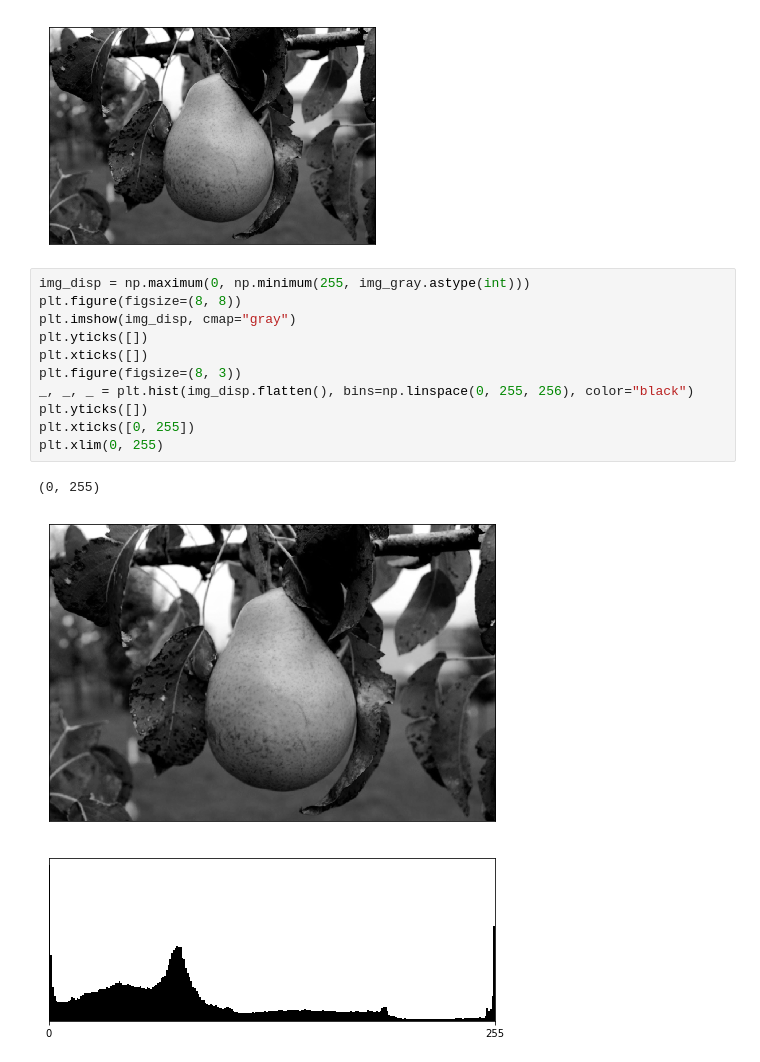
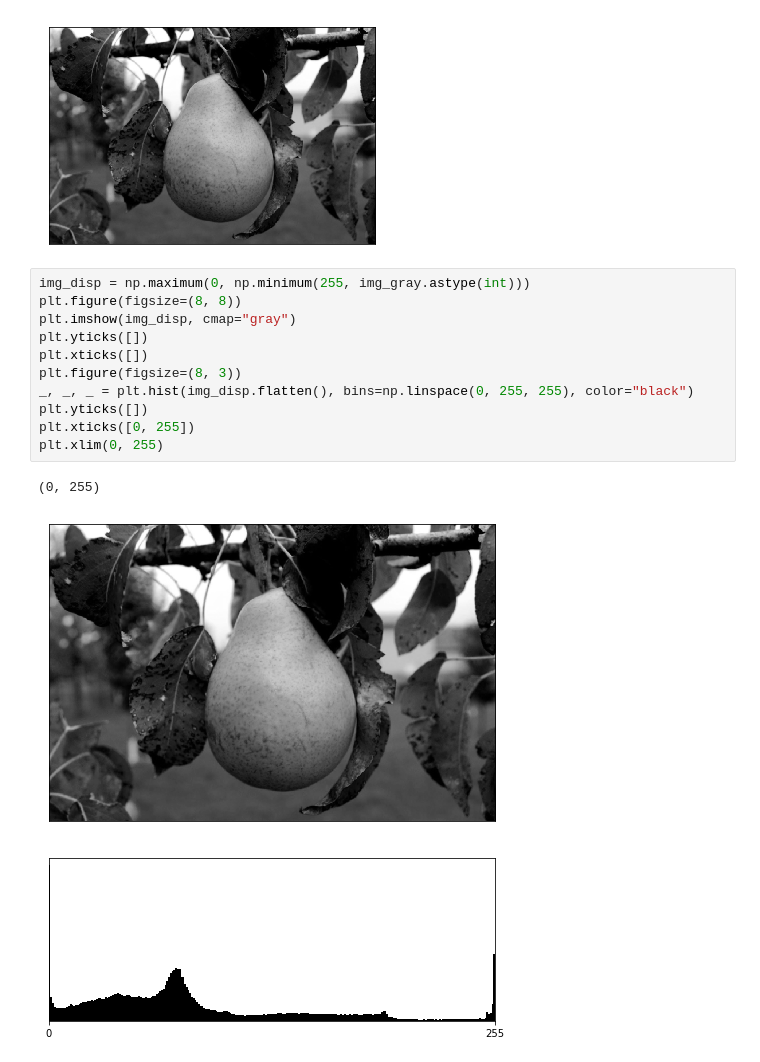
Before and after one commit to vcg-uvic/csc205, a Jupyter notebook: notebooks/lecture-14-point-operations.ipynb, the cells around one changed output. Cells and saved outputs as stored; diff of their text form.

```diff
--- a/notebooks/lecture-14-point-operations.ipynb
+++ b/notebooks/lecture-14-point-operations.ipynb
@@ -21,18 +21,18 @@ plt.xticks([])
 # %%
 img_disp = np.maximum(0, np.minimum(255, img_gray.astype(int)))
 plt.figure(figsize=(8, 8))
 plt.imshow(img_disp, cmap="gray")
 plt.yticks([])
 plt.xticks([])
 plt.figure(figsize=(8, 3))
-_, _, _ = plt.hist(img_disp.flatten(), bins=np.linspace(0, 255, 256), color="black")
+_, _, _ = plt.hist(img_disp.flatten(), bins=np.linspace(0, 255, 255), color="black")
 plt.yticks([])
 plt.xticks([0, 255])
 plt.xlim(0, 255)
 # %% [output]
 (0, 255)
 [figure]
-[figure, old version]
+[figure, new version]
 # %%
 img_disp = np.maximum(0, np.minimum(255, img_gray.astype(int) * 1.5))
 plt.figure(figsize=(8, 8))
```
Also changed, not shown: parts of 5 cells of this notebook, 1 other file.
